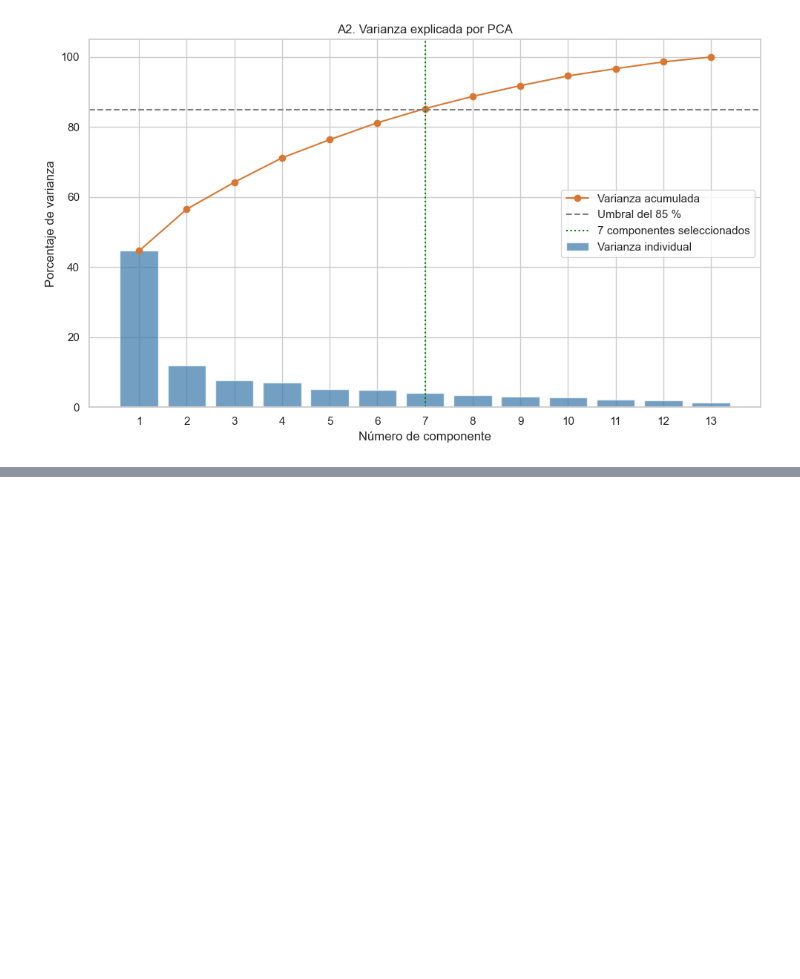
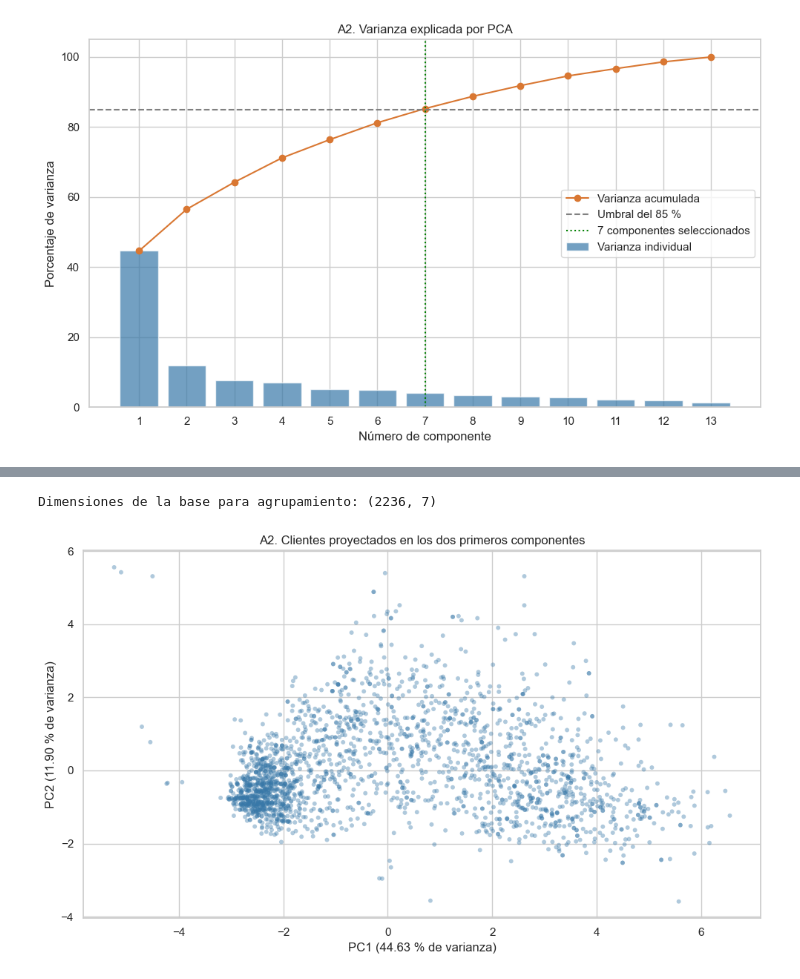
Before and after one commit to Calambillo11235813/Segundo-Parcial-Soporte, a Jupyter notebook: 01_Area_A2_Segmentacion.ipynb, the cells around one changed output, grey strips where cells are left out. Cells and saved outputs as stored; diff of their text form; code cells hidden in the pictures; blank space fills up the shorter version.

```diff
--- a/01_Area_A2_Segmentacion.ipynb
+++ b/01_Area_A2_Segmentacion.ipynb
@@ -424,0 +438,47 @@ Varianza conservada: 85.27%
+# %%
+# Transformar las variables en los componentes seleccionados
+pca_segmentacion = PCA(
+    n_components=n_componentes,
+    svd_solver="full"
+)
+
+X_pca = pd.DataFrame(
+    pca_segmentacion.fit_transform(X_scaled),
+    columns=[f"PC{i + 1}" for i in range(n_componentes)],
+    index=X_scaled.index
+)
+
+print("Dimensiones de la base para agrupamiento:", X_pca.shape)
+
+# Visualizar los dos primeros componentes
+fig, ax = plt.subplots(figsize=(10, 6))
+
+ax.scatter(
+    X_pca["PC1"],
+    X_pca["PC2"],
+    s=18,
+    alpha=0.4,
+    color="#3878A8",
+    edgecolors="none"
+)
+
+porcentajes = pca_segmentacion.explained_variance_ratio_ * 100
+
+ax.set(
+    title="A2. Clientes proyectados en los dos primeros componentes",
+    xlabel=f"PC1 ({porcentajes[0]:.2f} % de varianza)",
+    ylabel=f"PC2 ({porcentajes[1]:.2f} % de varianza)"
+)
+
+plt.tight_layout()
+
+plt.savefig(
+    ruta_figuras / "A2_03_proyeccion_PCA.png",
+    dpi=300,
+    bbox_inches="tight"
+)
+
+plt.show()
+# %% [output]
+Dimensiones de la base para agrupamiento: (2236, 7)
+[figure, added]
```
Also changed, not shown: parts of 23 cells of this notebook, 11 other files.
